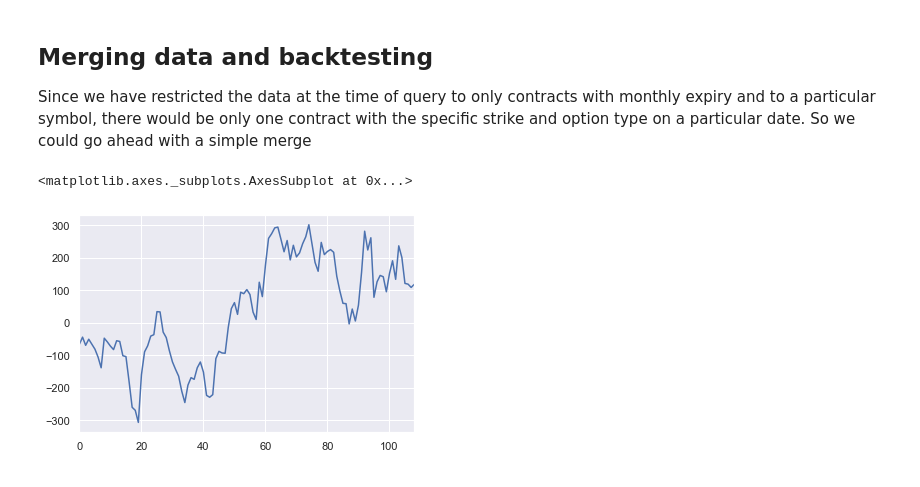
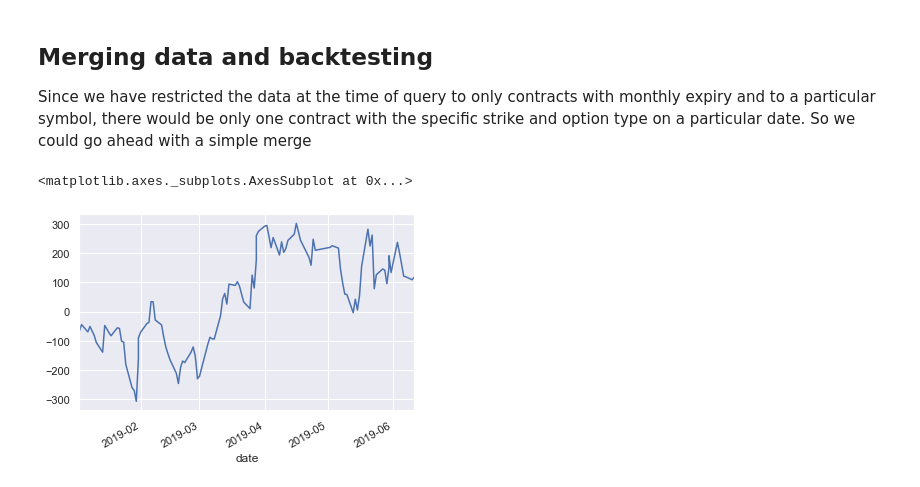
Before and after one commit to uberdeveloper/tutorial, a Jupyter notebook: notebooks/OptionsBacktesting.ipynb, the cells around one changed output. Drawn from its saved outputs; the diff is of its cells as text; code cells hidden in the pictures.

```diff
--- a/notebooks/OptionsBacktesting.ipynb
+++ b/notebooks/OptionsBacktesting.ipynb
@@ -162,10 +162,10 @@ Since we have restricted the data at the time of query to only contracts with mo
 # %%
 cols = ['symbol', 'date', 'expiry_dt', 'strike_pr', 'option_typ',
        'open', 'high', 'low', 'close']
 res = options.merge(df[cols], on=['date', 'strike_pr', 'option_typ'])
 res['profit'] = res.eval('close-open') # to change in case of selling options
 res['cum_profit'] = res.profit.cumsum()
-res.cum_profit.plot()
+res.set_index('date').cum_profit.plot()
 # %% [output]
 <matplotlib.axes._subplots.AxesSubplot at 0x...>
-[figure, old version]
+[figure, new version]
```
Also changed, not shown: parts of 3 cells of this notebook.
